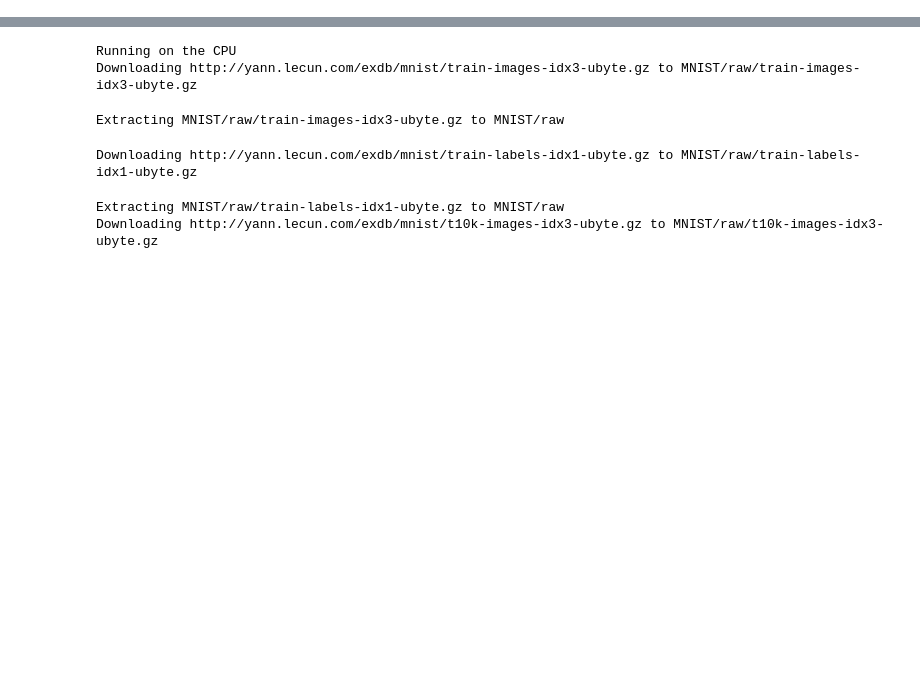
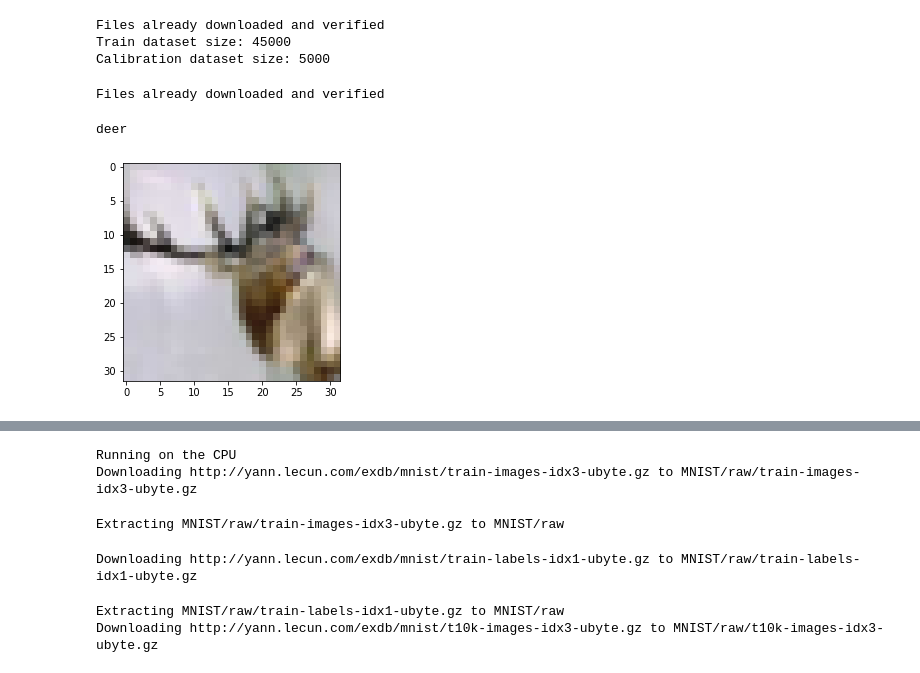
Before and after one commit to dabalp/IndustryWeekProject-Thales, a Jupyter notebook: mnist_deepNN.ipynb, the cells around one changed output, grey strips where cells are left out. Saved outputs shown, nothing was run; the diff lists cells and outputs as text; code cells hidden in the pictures; blank space fills up the shorter version.

```diff
--- a/mnist_deepNN.ipynb
+++ b/mnist_deepNN.ipynb
@@ -10,0 +51,71 @@ from sklearn.neighbors import KDTree
+# %%
+cifar_cats = [
+    'airplane',
+    'automobile',
+    'bird',
+    'cat',
+    'deer',
+    'dog',
+    'frog',
+    'horse',
+    'ship',
+    'truck'
+]
+# %%
+training_dataset = datasets.CIFAR10(
+    './data',
+    train = True,
+    download = True,
+    transform = transforms.Compose(
+        [
+            transforms.ToTensor(),
+            transforms.Normalize(means, stds)
+        ]
+    )
+)
+
+train_set_size               = len(training_dataset)
+calib_size                   = round(calib_prop * train_set_size)
+train_dataset, calib_dataset = random_split(
+    dataset = training_dataset,
+    lengths = [train_set_size - calib_size, calib_size]
+)
+print(f'Train dataset size: {len(train_dataset)}')
+print(f'Calibration dataset size: {len(calib_dataset)}')
+
+train_loader = torch.utils.data.DataLoader(
+    train_dataset,
+    shuffle = True,
+    batch_size = batch_size
+)
+# %% [output]
+Files already downloaded and verified
+Train dataset size: 45000
+Calibration dataset size: 5000
+# %%
+test_dataset = datasets.CIFAR10(
+    './data',
+    train = False,
+    download = True,
+    transform = transforms.Compose(
+        [
+            transforms.ToTensor(),
+            transforms.Normalize(means, stds)
+        ]
+    )
+)
+
+test_loader = torch.utils.data.DataLoader(
+    test_dataset,
+    shuffle = False,
+    batch_size = 2 * batch_size
+)
+# %% [output]
+Files already downloaded and verified
+# %%
+img, y = train_dataset[510]
+display_img(img.to(device))
+print(cifar_cats[y])
+# %% [output]
+deer
+[figure, added]
```
Also changed, not shown: parts of 8 cells of this notebook, 1 other file.
